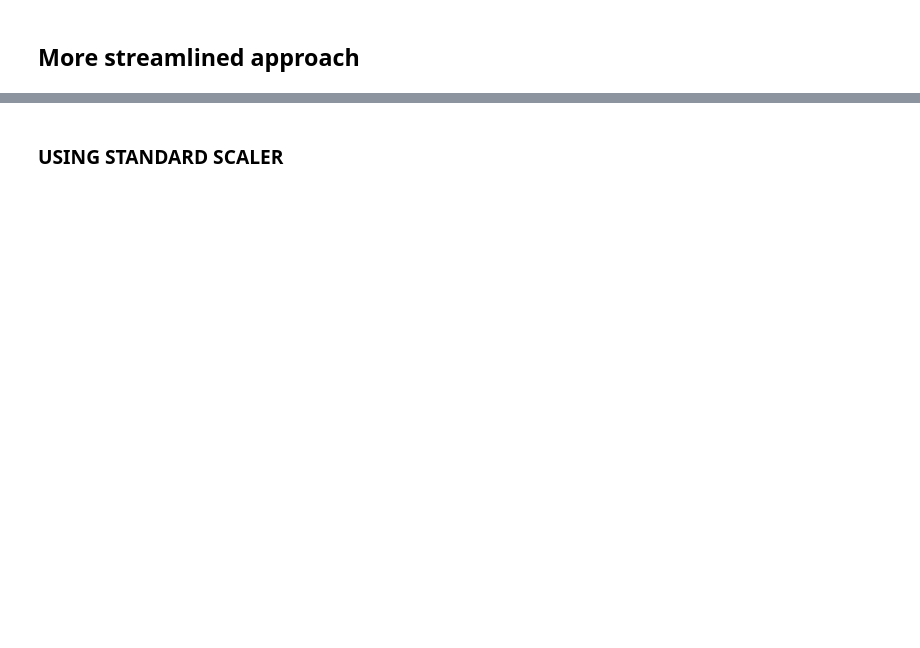
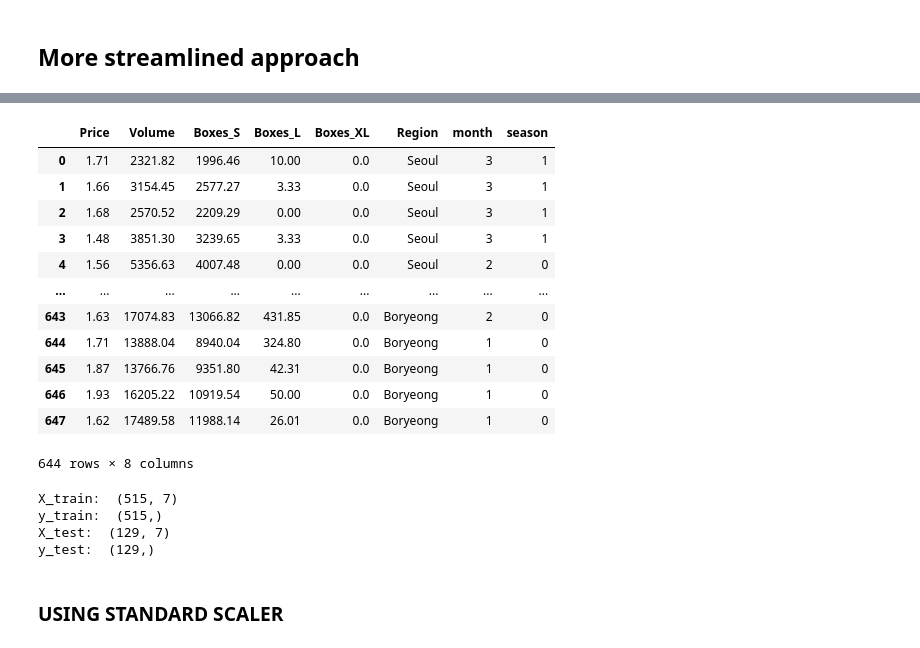
Before and after one commit to mattmiranda/ml-regression, a Jupyter notebook: main.ipynb, the cells around one changed output, grey strips where cells are left out. Saved outputs shown, nothing was run; the diff lists cells and outputs as text; code cells hidden in the pictures; blank space fills up the shorter version.

```diff
--- a/main.ipynb
+++ b/main.ipynb
@@ -600,8 +684,22 @@ df
 # %%
 df["month"] = df.Date.dt.month
 df["season"] = df.apply(lambda x: 0 if x['month'] in [1,2,12] else (1 if x['month'] in [3,4,5] else (2 if x['month'] in [6,7,8] else 4)), axis=1)
-df = df.drop(["Date", "Boxes_T"], axis=1)
+df = df.drop(["Date"], axis=1)
 df
+# %% [output]
+|  | Price | Volume | Boxes_S | Boxes_L | Boxes_XL | Region | month | season |
+| 0 | 1.71 | 2321.82 | 1996.46 | 10.00 | 0.0 | Seoul | 3 | 1 |
+| 1 | 1.66 | 3154.45 | 2577.27 | 3.33 | 0.0 | Seoul | 3 | 1 |
+| 2 | 1.68 | 2570.52 | 2209.29 | 0.00 | 0.0 | Seoul | 3 | 1 |
+| 3 | 1.48 | 3851.30 | 3239.65 | 3.33 | 0.0 | Seoul | 3 | 1 |
+| 4 | 1.56 | 5356.63 | 4007.48 | 0.00 | 0.0 | Seoul | 2 | 0 |
+| ... | ... | ... | ... | ... | ... | ... | ... | ... |
+| 643 | 1.63 | 17074.83 | 13066.82 | 431.85 | 0.0 | Boryeong | 2 | 0 |
+| 644 | 1.71 | 13888.04 | 8940.04 | 324.80 | 0.0 | Boryeong | 1 | 0 |
+| 645 | 1.87 | 13766.76 | 9351.80 | 42.31 | 0.0 | Boryeong | 1 | 0 |
+| 646 | 1.93 | 16205.22 | 10919.54 | 50.00 | 0.0 | Boryeong | 1 | 0 |
+| 647 | 1.62 | 17489.58 | 11988.14 | 26.01 | 0.0 | Boryeong | 1 | 0 |
+644 rows × 8 columns
 # %%
 # Spliting data into training and testing sets
 X = df.drop(["Price"], axis=1)
@@ -613,6 +711,11 @@ print("X_train: ", X_train.shape)
 print("y_train: ", y_train.shape)
 print("X_test: ", X_test.shape)
 print("y_test: ", y_test.shape)
+# %% [output]
+X_train:  (515, 7)
+y_train:  (515,)
+X_test:  (129, 7)
+y_test:  (129,)
 # %%
 def run_model(model_name, pipeline, X_train, y_train, X_test, y_test):
     # Train model
```
Also changed, not shown: parts of 16 cells of this notebook, 2 other files.
